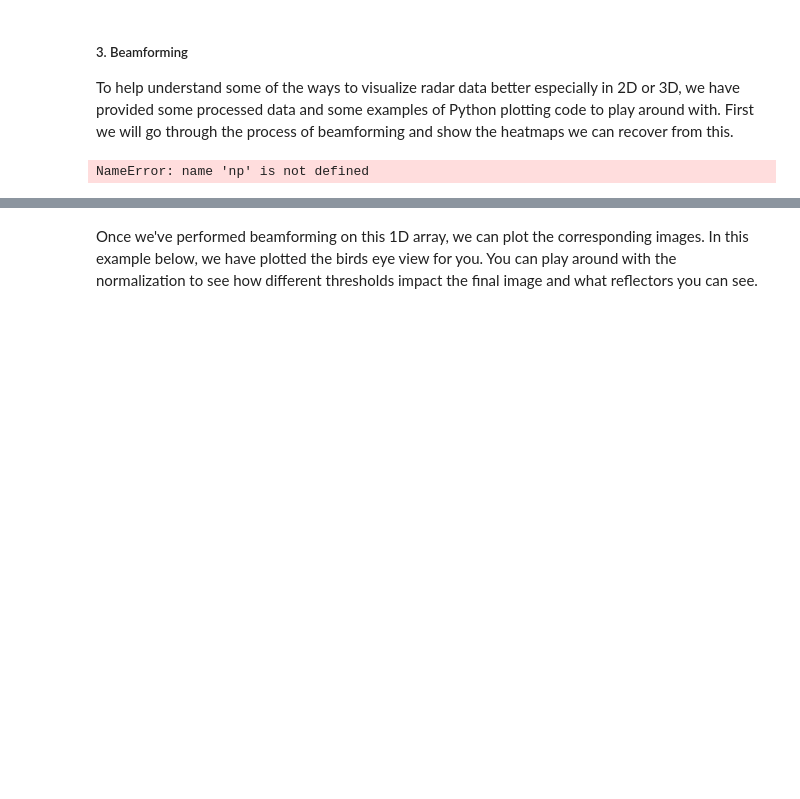
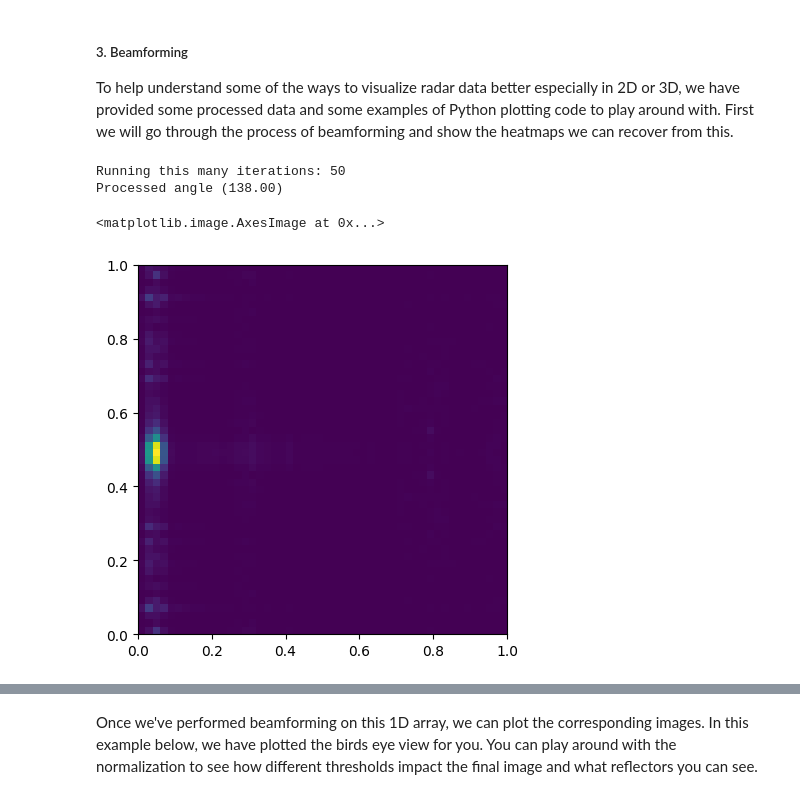
Before and after one commit to hailanzs/comm-proj-radar, a Jupyter notebook: exercise.ipynb, the cells around one changed output, grey strips where cells are left out. Saved outputs shown, nothing was run; the diff lists cells and outputs as text; code cells hidden in the pictures; blank space fills up the shorter version.

```diff
--- a/exercise.ipynb
+++ b/exercise.ipynb
@@ -25,6 +25,7 @@ capture_data_dir = r"data"
 # TODO: Put the path (relative to home_dir) and name of the JSON files (exlude the .setup.json and .mmwave.json)
 json_filename = r"scripts/chirp1"
 path_to_rawdata = os.path.join(home_dir,capture_data_dir,"rdc_" + filename + '.mat')
+bin_data = sio.loadmat(os.path.join(home_dir,capture_data_dir,"rdc_" + filename + '.mat'))
 # %% [markdown]
 Loading the data requires loading the *.bin file you measured and converting it to a *.mat file. You only have to do this conversion once if the data has not changed in that file. Then we load the *.mat file and extract the raw data.
 # %%
@@ -58,9 +59,3 @@ plt.plot(abs(np.squeeze(np.sum(rfft[:,:,:,0:50],axis=(0,2,1)))))
 <h5> 3. Beamforming </h5>
 
 To help understand some of the ways to visualize radar data better especially in 2D or 3D, we have provided some processed data and some examples of Python plotting code to play around with. First we will go through the process of beamforming and show the heatmaps we can recover from this.
-# %%
-####### TODO: Add code for 1D Beamforming
-ant_pos = np.arange(1,100,1)
-bf_pwr = pd.beamform(raw_data,ant_pos)
-# %% [output]
-NameError: name 'np' is not defined
@@ -66,0 +81,44 @@ NameError: name 'np' is not defined
+# %%
+# just look at one vertical dimension since we are not using phi
+num_x_stp, num_z_stp, num_tx, num_rx, adc_samples = raw_data.shape
+X = raw_data[:,num_z_stp//2,:,:,:]
+locs = ant_pos
+beat_freq = scipy.fft.fft(X, axis=-1)
+beat_freq = np.reshape(beat_freq,(num_x_stp * num_rx, adc_samples))
+# %%
+################# Change the values based on how much of the azimuth angles you want to see and the resolution ##################
+# Define field of view in degrees that you want to process in theta
+theta_s, theta_e = 40, 140
+# resolution of the angles
+theta_res = 2
+
+# Convert everything to Radians
+theta_s *= (np.pi/180)
+theta_e *= (np.pi/180)
+theta_res*= (np.pi/180)
+theta_rad_lim = [theta_s,theta_e]
+
+# Generate arrays for theta
+theta = np.arange(theta_rad_lim[0], theta_rad_lim[1], theta_res)
+N_theta = len(theta)
+
+# Initialize arrays for spherical power
+sph_pwr = np.zeros((N_theta, adc_samples), dtype=complex)
+
+print("Running this many iterations: %d " % (N_theta))
+
+######################## BF Calculations ###########################3
+for kt in range(N_theta):
+        sin_theta = np.sin(theta[kt])
+        Vec = np.exp(1j*(2*np.pi*(locs*sin_theta)/lm))
+        VecRFI = np.repeat(Vec[:, np.newaxis], adc_samples, axis=1)
+        sph_pwr[kt, :] = np.squeeze(np.sum(np.multiply(beat_freq[:, 0:adc_samples], np.squeeze(VecRFI)), axis=(0)))
+        print("Processed angle (%.2f)" % (theta[kt]*180/np.pi), end='\r')
+# %% [output]
+Running this many iterations: 50
+Processed angle (138.00)
+# %%
+plt.imshow(abs(sph_pwr[:,0:50]), extent=[0, 1, 0, 1])
+# %% [output]
+<matplotlib.image.AxesImage at 0x...>
+[figure, added]
```
Also changed, not shown: parts of 2 cells of this notebook, 1 other file.
